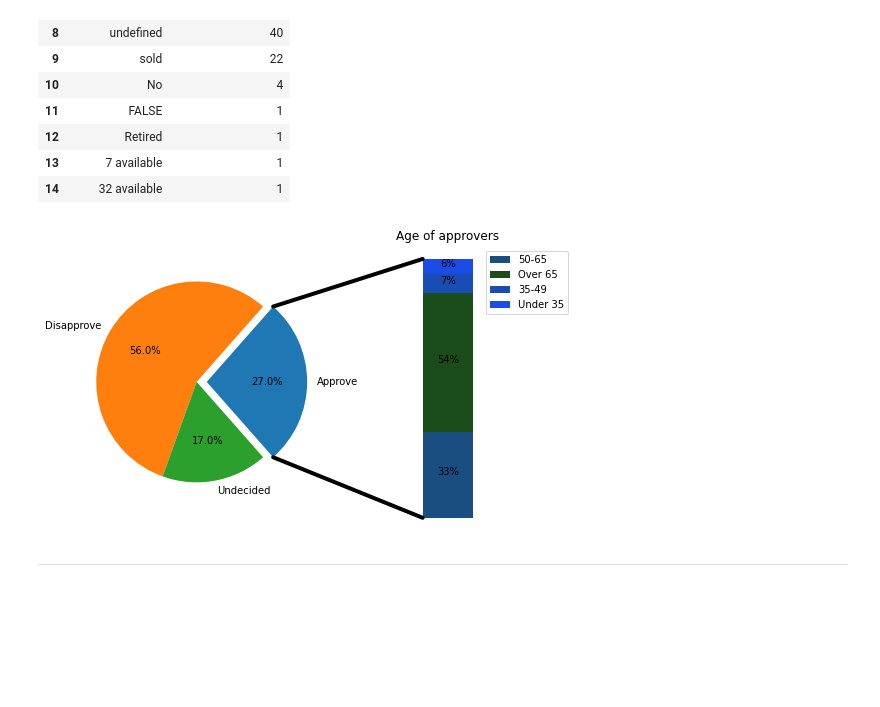
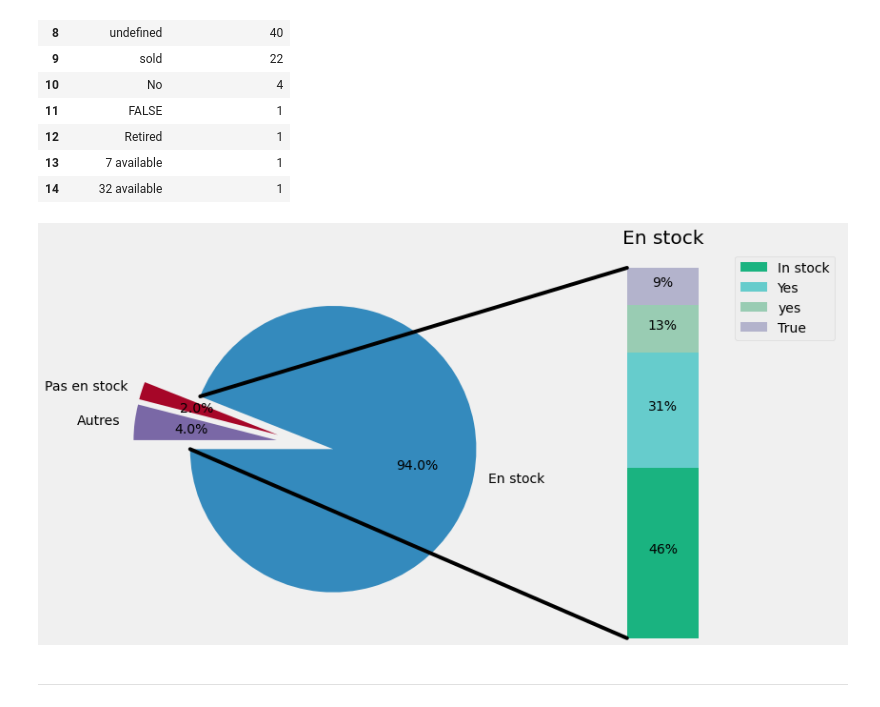
Before and after one commit to CPingeon/exacdatamente, a Jupyter notebook: 05_Query_and_Viz.ipynb, the cells around one changed output. Drawn from its saved outputs; the diff is of its cells as text; code cells hidden in the pictures; blank space fills up the shorter version.

```diff
--- a/05_Query_and_Viz.ipynb
+++ b/05_Query_and_Viz.ipynb
@@ -143,3 +143,27 @@ query_03.head(10)
 | 7 | Midland Weather Alert Radio, 1.0 CT | 4.659091 |
 | 8 | Sony SRSXB30/BLK XB30 Portable Wi... | 4.637317 |
 | 9 | Flipside 300 Backpack (Black) | 4.625954 |
+# %%
+data = {'Logitech G403 Wireless Gaming Mouse': 4.85,
+        'Definitive Technologies AW6500 All-Weather Outdoor Speaker': 4.85,
+        'Sony Mini Digital Video Cassettes - DVC - 1 Hour': 4.83,
+        'Corsair CMSA8GX3M2A1066C7 Apple 8 GB': 4.79,
+        'WD 2TB Red 5400 rpm SATA III 3.5 Internal NAS HDD': 4.79,
+        'Bowers & Wilkins P7 Wired Over Ear Headphones': 4.76,
+        'JBL - 6" x 8" 2-Way Coaxial Car Speakers': 4.76,
+        'Midland Weather Alert Radio': 4.65,
+        'Sony SRSXB30/BLK XB30 Portable Wireless Speaker': 4.63,
+        'Lowepro Flipside 300 Backpack': 4.62}
+
+group_data = list(data.values())
+group_names = list(data.keys())
+group_mean = np.mean(group_data)
+
+plt.style.use('fast')
+
+fig, ax = plt.subplots(figsize=(10, 6))
+ax.barh(group_names, group_data)
+labels = ax.get_xticklabels()
+plt.setp(labels, rotation=45, horizontalalignment='right')
+ax.set(xlim=[4, 5], xlabel="Note moyenne", ylabel='Produits avec 30 avis ou plus',
+       title='10 produits les mieux notés')
@@ -270,17 +312,17 @@ query_06.head(15)
 from matplotlib.patches import ConnectionPatch
 
 # make figure and assign axis objects
-fig = plt.figure(figsize=(9, 5))
+fig = plt.figure(figsize=(12, 7))
 ax1 = fig.add_subplot(121)
 ax2 = fig.add_subplot(122)
 fig.subplots_adjust(wspace=0)
 
 # pie chart parameters
-ratios = [.27, .56, .17]
-labels = ['En stock', 'Disapprove', 'Undecided']
-explode = [0.1, 0, 0]
+ratios = [94, 2, 4]
+labels = ['En stock', 'Pas en stock', 'Autres']
+explode = [0.2, 0.2, 0.2]
 # rotate so that first wedge is split by the x-axis
-angle = -180 * ratios[0]
+angle = -90 * ratios[0]
 ax1.pie(ratios, autopct='%1.1f%%', startangle=angle,
         labels=labels, explode=explode)
 
@@ -288,9 +330,9 @@ ax1.pie(ratios, autopct='%1.1f%%', startangle=angle,
 
 xpos = 0
 bottom = 0
-ratios = [.33, .54, .07, .06]
+ratios = [.46, .31, .13, .10]
 width = .2
-colors = [[.1, .3, .5], [.1, .3, .1], [.1, .3, .7], [.1, .3, .9]]
+colors = [[.1, .7, .5], [.4, .8, .8], [.6, .8, .7], [.7, .7, .8]]
 
 for j in range(len(ratios)):
     height = ratios[j]
@@ -300,38 +342,38 @@ for j in range(len(ratios)):
     ax2.text(xpos, ypos, "%d%%" % (ax2.patches[j].get_height() * 100),
              ha='center')
 
-ax2.set_title('Age of approvers')
-ax2.legend(('50-65', 'Over 65', '35-49', 'Under 35'))
+ax2.set_title('En stock')
+ax2.legend(('In stock', 'Yes', 'yes', 'True'))
 ax2.axis('off')
 ax2.set_xlim(- 2.5 * width, 2.5 * width)
 
 # use ConnectionPatch to draw lines between the two plots
 # get the wedge data
 theta1, theta2 = ax1.patches[0].theta1, ax1.patches[0].theta2
 center, r = ax1.patches[0].center, ax1.patches[0].r
 bar_height = sum([item.get_height() for item in ax2.patches])
 
 # draw top connecting line
 x = r * np.cos(np.pi / 180 * theta2) + center[0]
 y = r * np.sin(np.pi / 180 * theta2) + center[1]
 con = ConnectionPatch(xyA=(-width / 2, bar_height), coordsA=ax2.transData,
                       xyB=(x, y), coordsB=ax1.transData)
 con.set_color([0, 0, 0])
 con.set_linewidth(4)
 ax2.add_artist(con)
 
 # draw bottom connecting line
 x = r * np.cos(np.pi / 180 * theta1) + center[0]
 y = r * np.sin(np.pi / 180 * theta1) + center[1]
 con = ConnectionPatch(xyA=(-width / 2, 0), coordsA=ax2.transData,
                       xyB=(x, y), coordsB=ax1.transData)
 con.set_color([0, 0, 0])
 ax2.add_artist(con)
 con.set_linewidth(4)
 
 plt.show()
 # %% [output]
-[figure, old version]
+[figure, new version]
 # %% [markdown]
 ---
 # %% [markdown]
```
Also changed, not shown: parts of 20 cells of this notebook, 1 other file.
